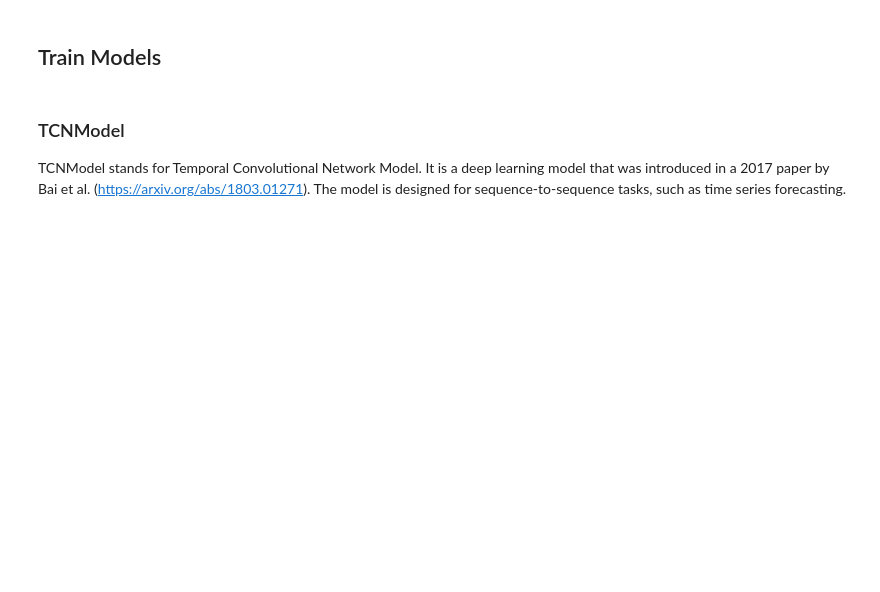
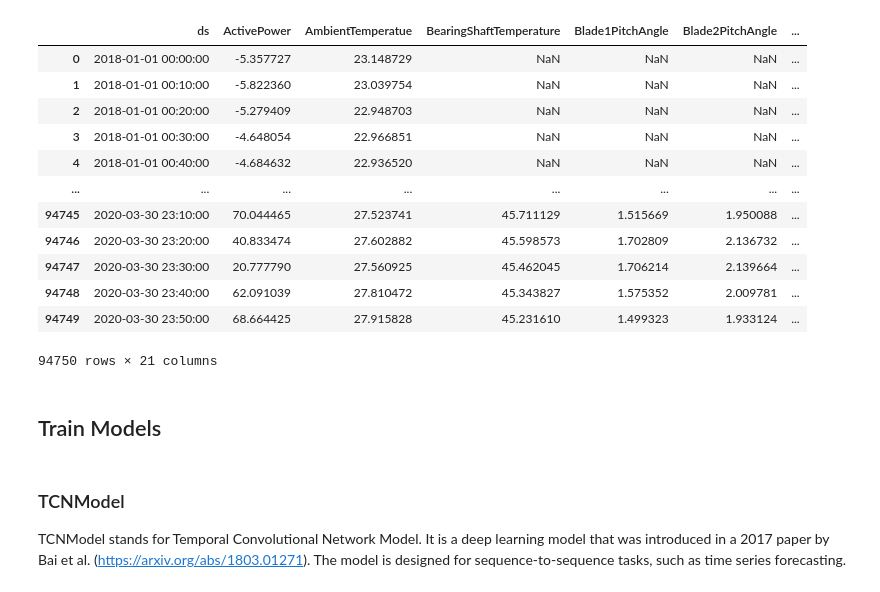
Before and after one commit to jorgeortizfuentes/mlops_forecasting, a Jupyter notebook: experiments/2. Test models.ipynb, the cells around one changed output. Drawn from its saved outputs; the diff is of its cells as text; code cells hidden in the pictures; blank space fills up the shorter version.

Commit message:
complete trainer and serach_hyperparameters code

```diff
--- a/experiments/2. Test models.ipynb
+++ b/experiments/2. Test models.ipynb
@@ -1,30 +1,26 @@
-# %%
-import pandas as pd
-
-df_path = "/home/jorge/data/awto_mle_challenge/data/wind_power_generation.csv"
-df_path = "/home/jlortiz/awto_mle_challenge/data/wind_power_generation.csv"
-df = pd.read_csv(df_path)
-
-# Rename "Unnamed: 0" to "ds"
-df.rename(columns={"Unnamed: 0": "ds"}, inplace=True)
-df
-# %%
-# Preprocess
-
-# Convert ds to datetime
-df["ds"] = pd.to_datetime(df["ds"]).dt.tz_localize(None)
-
-
-# Remove all NaN in ActivePower column
-df = df.dropna(subset=["ActivePower"])
-
-# Convert NaN in another columns to 0
-#df = df.fillna(0)
-
-# Delete WTG column
-df = df.drop(columns=["WTG"])
-
-df.reset_index(drop=True, inplace=True)
+# %%
+import os
+
+# Changing the current working directory to its parent directory using ".."
+os.chdir("..")
+
+# Import preprocessed data
+from train.preprocess import df
+df
+# %% [output]
+|  | ds | ActivePower | AmbientTemperatue | BearingShaftTemperature | Blade1PitchAngle | Blade2PitchAngle | ... |
+| 0 | 2018-01-01 00:00:00 | -5.357727 | 23.148729 | NaN | NaN | NaN | ... |
+| 1 | 2018-01-01 00:10:00 | -5.822360 | 23.039754 | NaN | NaN | NaN | ... |
+| 2 | 2018-01-01 00:20:00 | -5.279409 | 22.948703 | NaN | NaN | NaN | ... |
+| 3 | 2018-01-01 00:30:00 | -4.648054 | 22.966851 | NaN | NaN | NaN | ... |
+| 4 | 2018-01-01 00:40:00 | -4.684632 | 22.936520 | NaN | NaN | NaN | ... |
+| ... | ... | ... | ... | ... | ... | ... | ... |
+| 94745 | 2020-03-30 23:10:00 | 70.044465 | 27.523741 | 45.711129 | 1.515669 | 1.950088 | ... |
+| 94746 | 2020-03-30 23:20:00 | 40.833474 | 27.602882 | 45.598573 | 1.702809 | 2.136732 | ... |
+| 94747 | 2020-03-30 23:30:00 | 20.777790 | 27.560925 | 45.462045 | 1.706214 | 2.139664 | ... |
+| 94748 | 2020-03-30 23:40:00 | 62.091039 | 27.810472 | 45.343827 | 1.575352 | 2.009781 | ... |
+| 94749 | 2020-03-30 23:50:00 | 68.664425 | 27.915828 | 45.231610 | 1.499323 | 1.933124 | ... |
+94750 rows × 21 columns
 # %%
 import numpy as np
 import matplotlib.pyplot as plt
```
Also changed, not shown: parts of 9 cells of this notebook, 7 other files.
